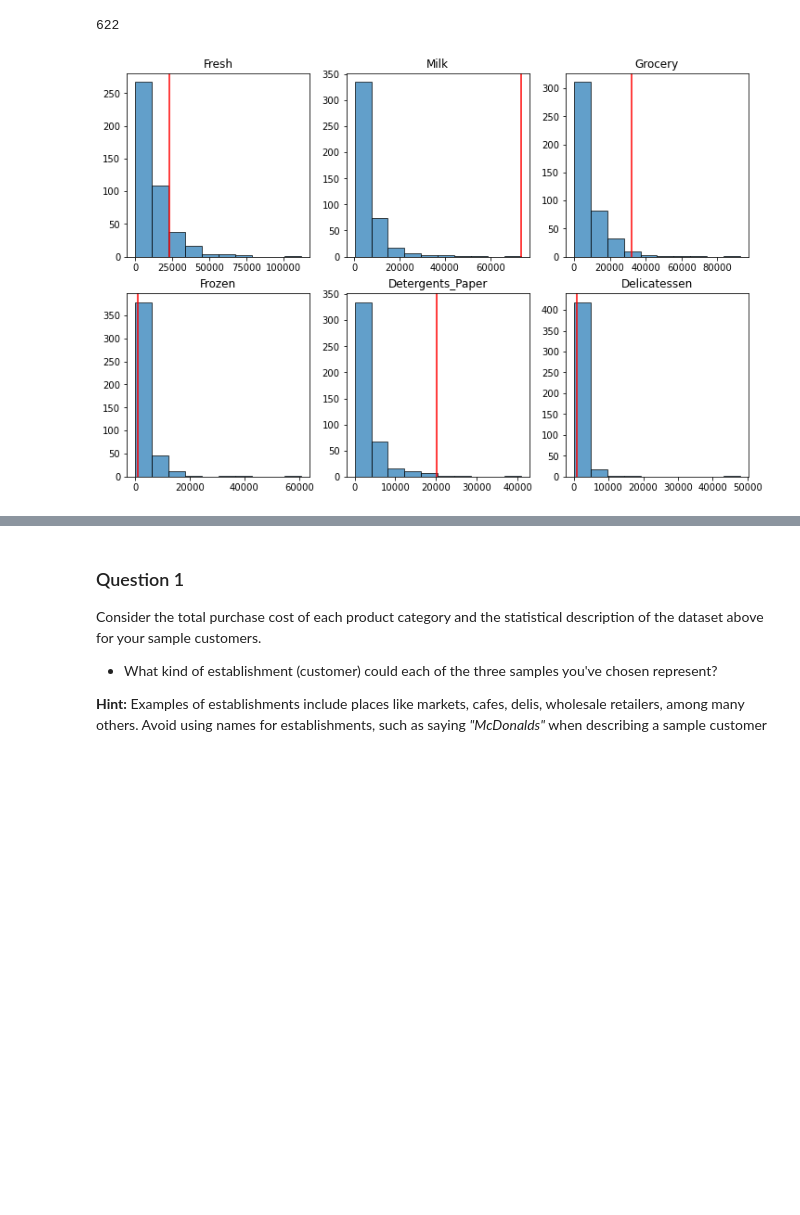
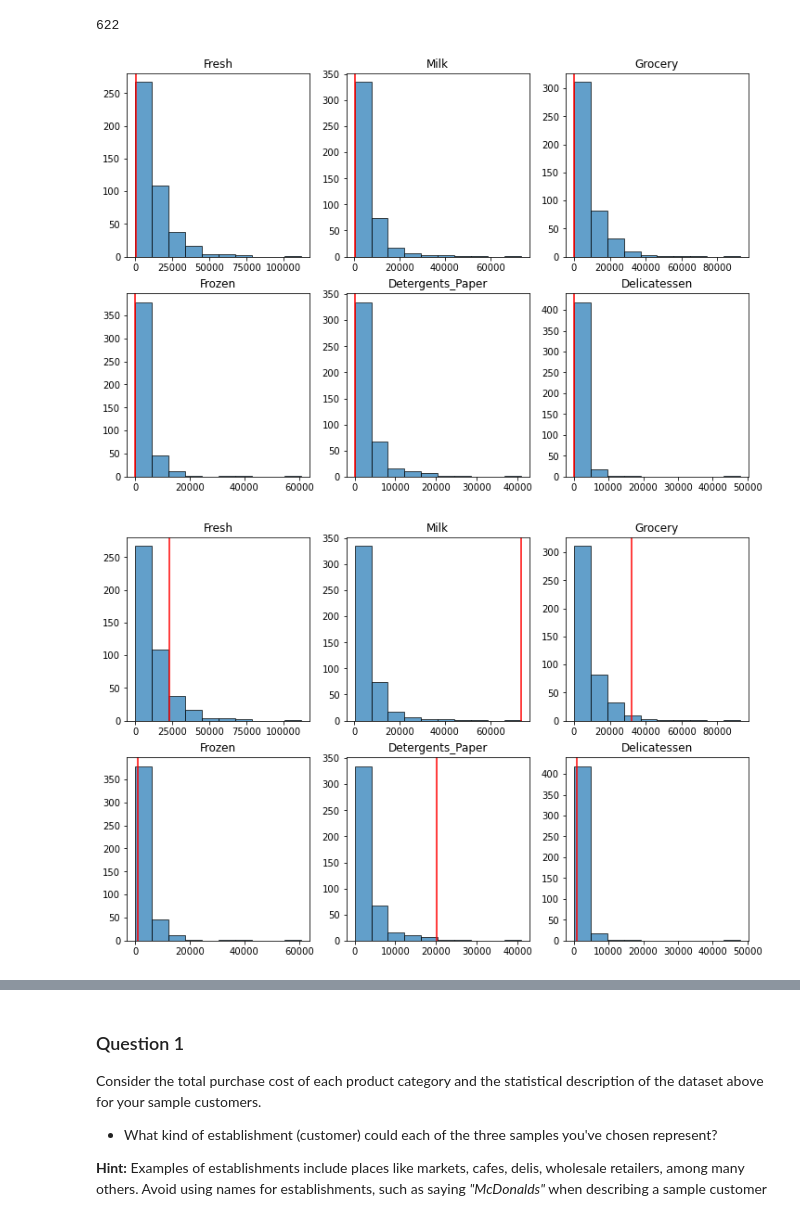
Before and after one commit to itosi/Creating_Customer_Segments, a Jupyter notebook: customer_segments.ipynb, the cells around one changed output, grey strips where cells are left out. Cells and saved outputs as stored; diff of their text form; code cells hidden in the pictures; blank space fills up the shorter version.

```diff
--- a/customer_segments.ipynb
+++ b/customer_segments.ipynb
@@ -171,15 +171,19 @@ samples.iloc[0,0]
 # %%
 # fig, axes = plt.subplots(2, 3, figsize=(12, 6))  # 2 rows, 3 columns
 # for i in range(2):
 #     for j in range(3):
 #         ax = axes[i, j]
 #         ax.hist(data=data[data.columns.tolist()[i+j]], bins=12)
-fig, axes = plt.subplots(2, 3, figsize=(12, 8))
 
-for i, ax in enumerate(axes.ravel()):
-    col_name = data.columns[i]
-    ax.hist(data[col_name], bins=10, edgecolor='black', alpha=0.7)
-    ax.axvline(x=samples.iloc[1,i], color='red')
-    ax.set_title(col_name)
+for b in range(3):
+
+    fig, axes = plt.subplots(2, 3, figsize=(12, 8))
+
+    for i, ax in enumerate(axes.ravel()):
+        col_name = data.columns[i]
+        ax.hist(data[col_name], bins=10, edgecolor='black', alpha=0.7)
+        ax.axvline(x=samples.iloc[b,i], color='red')
+        ax.set_title(col_name)
 # %% [output]
-[figure, old version]
+[figure, new version]
+[figure, added]
```
Also changed, not shown: parts of 10 cells of this notebook.
